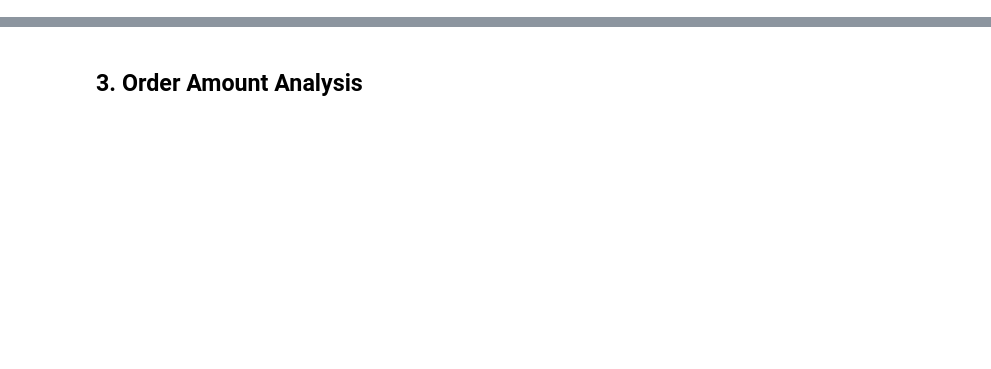
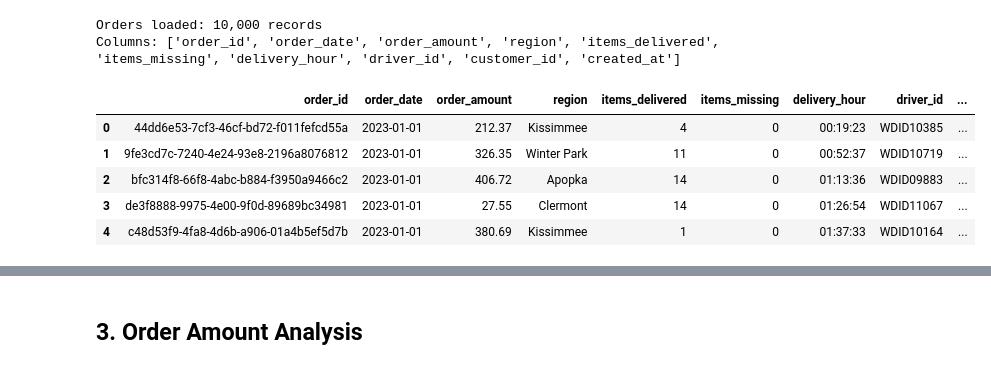
Before and after one commit to Anotther/walmart-delivery-fraud-detection, a Jupyter notebook: notebooks/01_eda_orders.ipynb, the cells around one changed output, grey strips where cells are left out. Saved outputs shown, nothing was run; the diff lists cells and outputs as text; code cells hidden in the pictures; blank space fills up the shorter version.

```diff
--- a/notebooks/01_eda_orders.ipynb
+++ b/notebooks/01_eda_orders.ipynb
@@ -17,16 +24,22 @@ import seaborn as sns
 import plotly.express as px
 import plotly.graph_objects as go
 from plotly.subplots import make_subplots
+import warnings
 
 import sys
 sys.path.insert(0, '..')
 
-from src.etl.extractors import extract_orders
-from src.etl.transformers import transform_orders
-from src.features.order_features import create_order_features
-from src.analysis.descriptive import describe_orders
+from src.database.connection import load_orders, load_orders_full, get_summary_stats, test_connection
 
 # Settings
+warnings.filterwarnings('ignore')
 pd.set_option('display.max_columns', None)
+pd.set_option('display.float_format', '{:.2f}'.format)
 plt.style.use('seaborn-v0_8-whitegrid')
 %matplotlib inline
+
+# Plotly default template
+import plotly.io as pio
+pio.templates.default = 'plotly_white'
+
+print('Libraries loaded successfully!')
@@ -40,6 +79,16 @@ orders_raw.head()
 # %%
-# Transform data
-orders = transform_orders(orders_raw)
-print(f"Transformed orders shape: {orders.shape}")
+# Load orders data
+orders = load_orders()
+print(f'Orders loaded: {len(orders):,} records')
+print(f'Columns: {list(orders.columns)}')
 orders.head()
+# %% [output]
+Orders loaded: 10,000 records
+Columns: ['order_id', 'order_date', 'order_amount', 'region', 'items_delivered', 'items_missing', 'delivery_hour', 'driver_id', 'customer_id', 'created_at']
+|  | order_id | order_date | order_amount | region | items_delivered | items_missing | delivery_hour | driver_id | ... |
+| 0 | 44dd6e53-7cf3-46cf-bd72-f011fefcd55a | 2023-01-01 | 212.37 | Kissimmee | 4 | 0 | 00:19:23 | WDID10385 | ... |
+| 1 | 9fe3cd7c-7240-4e24-93e8-2196a8076812 | 2023-01-01 | 326.35 | Winter Park | 11 | 0 | 00:52:37 | WDID10719 | ... |
+| 2 | bfc314f8-66f8-4abc-b884-f3950a9466c2 | 2023-01-01 | 406.72 | Apopka | 14 | 0 | 01:13:36 | WDID09883 | ... |
+| 3 | de3f8888-9975-4e00-9f0d-89689bc34981 | 2023-01-01 | 27.55 | Clermont | 14 | 0 | 01:26:54 | WDID11067 | ... |
+| 4 | c48d53f9-4fa8-4d6b-a906-01a4b5ef5d7b | 2023-01-01 | 380.69 | Kissimmee | 1 | 0 | 01:37:33 | WDID10164 | ... |
 # %%
```
Also changed, not shown: parts of 42 cells of this notebook, 13 other files.
